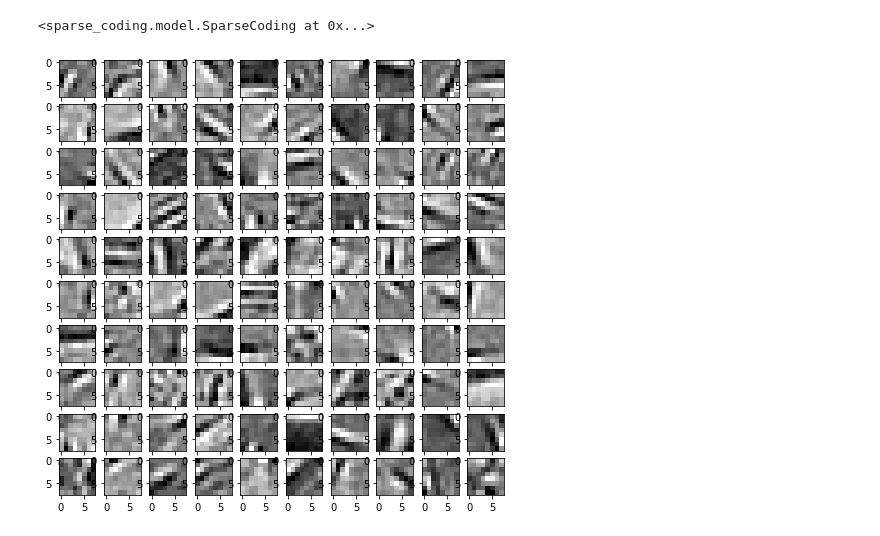
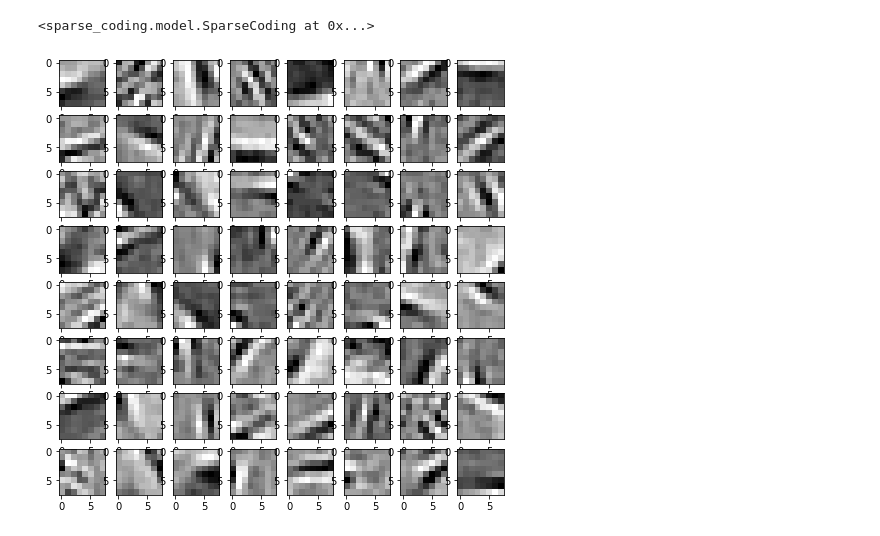
Before and after one commit to BouchardLab/sparse_coding, a Jupyter notebook: notebooks/sparse_coding.ipynb, the cells around one changed output. Cells and saved outputs as stored; diff of their text form; code cells hidden in the pictures.

Commit message:
cleanup and added cd inference

```diff
--- a/notebooks/sparse_coding.ipynb
+++ b/notebooks/sparse_coding.ipynb
@@ -13,7 +15,7 @@ ims = np.transpose(loadmat('IMAGES.mat')['IMAGES'], (2, 0, 1))
 # %%
 patch_size = (8, 8)
 n_feat = np.prod(patch_size)
-X = PatchExtractor(patch_size, max_patches=500, random_state=0).transform(ims)
+X = PatchExtractor(patch_size=patch_size, max_patches=500, random_state=0).transform(ims)
 X = X.reshape(X.shape[0], -1)
 # %%
 fig, axes = plt.subplots(10, 10, figsize=(8, 8))
@@ -23,15 +25,15 @@ for ii, ax in enumerate(axes.ravel()):
 # %% [output]
 [figure]
 # %%
-m = model.SparseCoding(128, device='cuda', dtype=torch.float32, learn_method='bfgs', infer_method='lca')
+m = model.SparseCoding(64, lambd=0.1, device='cpu', dtype=torch.float32, learn_method='lbfgsb', infer_method='cd')
 # %%
 m.fit(X)
 # %% [output]
 <sparse_coding.model.SparseCoding at 0x...>
 # %%
-fig, axes = plt.subplots(10, 10, figsize=(8, 8))
+fig, axes = plt.subplots(8, 8, figsize=(8, 8))
 
 for ii, ax in enumerate(axes.ravel()):
     ax.imshow(m.D[ii].reshape(patch_size), cmap='gray')
 # %% [output]
-[figure, old version]
+[figure, new version]
```
Also changed, not shown: parts of 11 cells of this notebook, 5 other files.
